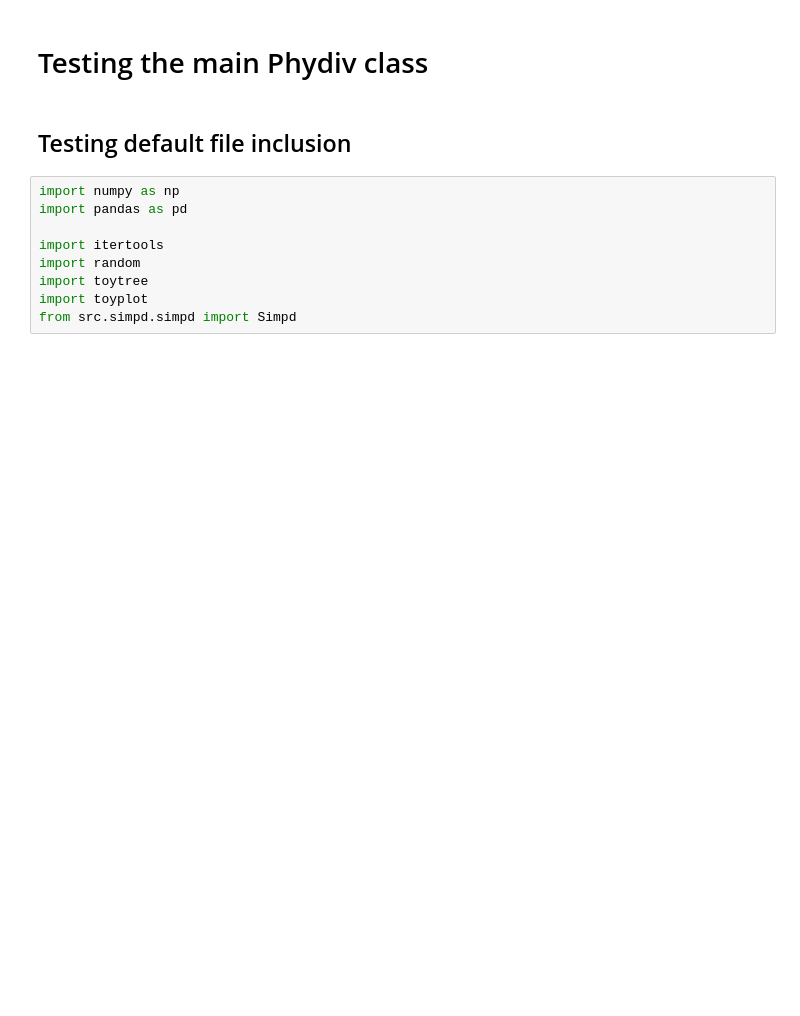
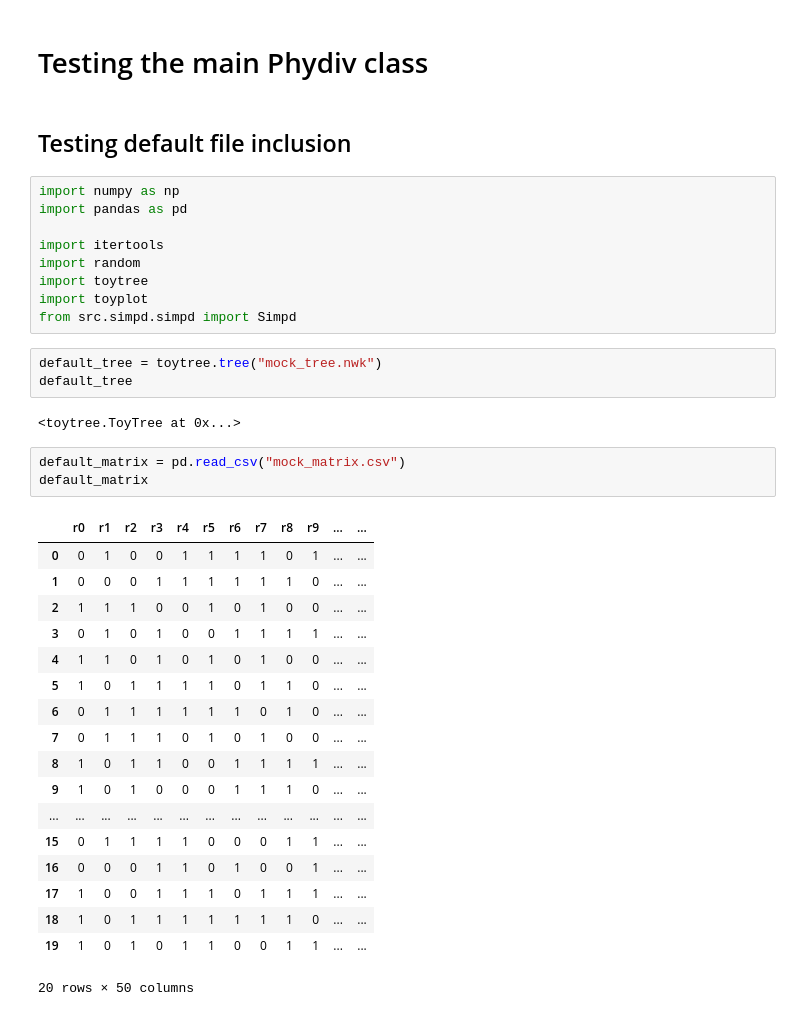
Before and after one commit to eleggat/phydiv, a Jupyter notebook: notebooks/phydiv_class_test.ipynb, the cells around one changed output. Saved outputs shown, nothing was run; the diff lists cells and outputs as text; blank space fills up the shorter version.

```diff
--- a/notebooks/phydiv_class_test.ipynb
+++ b/notebooks/phydiv_class_test.ipynb
@@ -11,5 +11,32 @@ import random
 import toytree
 import toyplot
 from src.simpd.simpd import Simpd
+# %%
+default_tree = toytree.tree("mock_tree.nwk")
+default_tree
+# %% [output]
+<toytree.ToyTree at 0x...>
+# %%
+default_matrix = pd.read_csv("mock_matrix.csv")
+default_matrix
+# %% [output]
+|  | r0 | r1 | r2 | r3 | r4 | r5 | r6 | r7 | r8 | r9 | ... | ... |
+| 0 | 0 | 1 | 0 | 0 | 1 | 1 | 1 | 1 | 0 | 1 | ... | ... |
+| 1 | 0 | 0 | 0 | 1 | 1 | 1 | 1 | 1 | 1 | 0 | ... | ... |
+| 2 | 1 | 1 | 1 | 0 | 0 | 1 | 0 | 1 | 0 | 0 | ... | ... |
+| 3 | 0 | 1 | 0 | 1 | 0 | 0 | 1 | 1 | 1 | 1 | ... | ... |
+| 4 | 1 | 1 | 0 | 1 | 0 | 1 | 0 | 1 | 0 | 0 | ... | ... |
+| 5 | 1 | 0 | 1 | 1 | 1 | 1 | 0 | 1 | 1 | 0 | ... | ... |
+| 6 | 0 | 1 | 1 | 1 | 1 | 1 | 1 | 0 | 1 | 0 | ... | ... |
+| 7 | 0 | 1 | 1 | 1 | 0 | 1 | 0 | 1 | 0 | 0 | ... | ... |
+| 8 | 1 | 0 | 1 | 1 | 0 | 0 | 1 | 1 | 1 | 1 | ... | ... |
+| 9 | 1 | 0 | 1 | 0 | 0 | 0 | 1 | 1 | 1 | 0 | ... | ... |
+| ... | ... | ... | ... | ... | ... | ... | ... | ... | ... | ... | ... | ... |
+| 15 | 0 | 1 | 1 | 1 | 1 | 0 | 0 | 0 | 1 | 1 | ... | ... |
+| 16 | 0 | 0 | 0 | 1 | 1 | 0 | 1 | 0 | 0 | 1 | ... | ... |
+| 17 | 1 | 0 | 0 | 1 | 1 | 1 | 0 | 1 | 1 | 1 | ... | ... |
+| 18 | 1 | 0 | 1 | 1 | 1 | 1 | 1 | 1 | 1 | 0 | ... | ... |
+| 19 | 1 | 0 | 1 | 0 | 1 | 1 | 0 | 0 | 1 | 1 | ... | ... |
+20 rows × 50 columns
 # %%
 class Phydiv:
```
Also changed, not shown: parts of 4 cells of this notebook, 1 other file.
